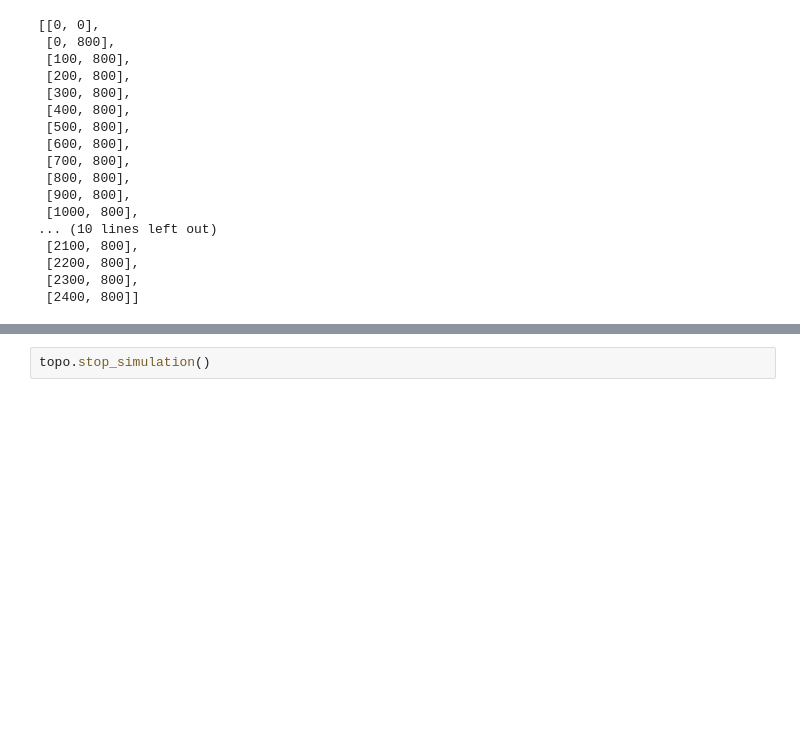
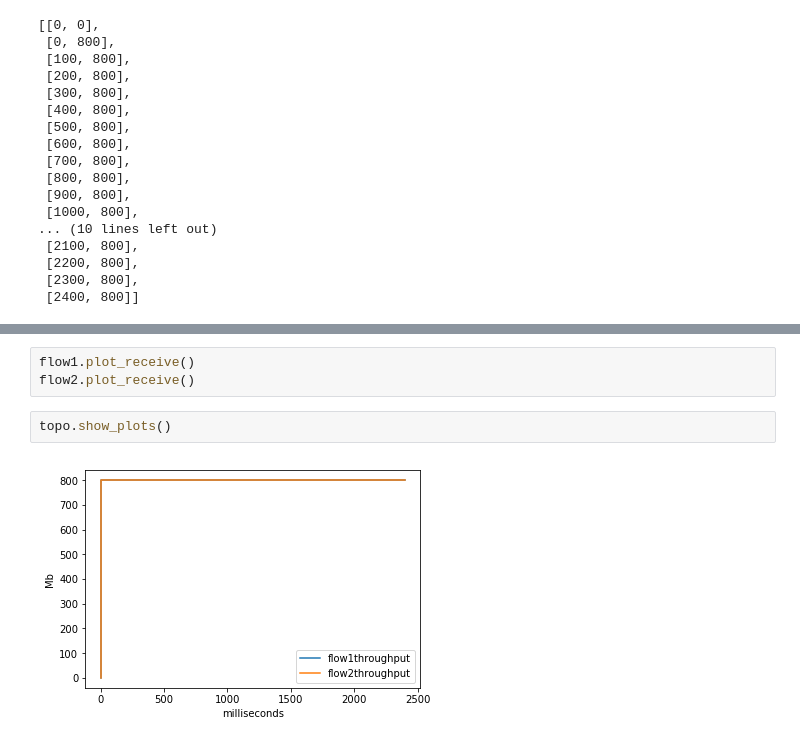
Before and after one commit to esnet/calibers, a Jupyter notebook: simulator/Tutorial.ipynb, the cells around one changed output, grey strips where cells are left out. Cells and saved outputs as stored; diff of their text form; blank space fills up the shorter version.

```diff
--- a/simulator/Tutorial.ipynb
+++ b/simulator/Tutorial.ipynb
@@ -158,2 +185,7 @@ topo.show_plots()
+# %%
+flow1.plot_receive()
+flow2.plot_receive()
 # %%
-topo.stop_simulation()
+topo.show_plots()
+# %% [output]
+[figure, added]
```
Also changed, not shown: parts of 6 cells of this notebook.
